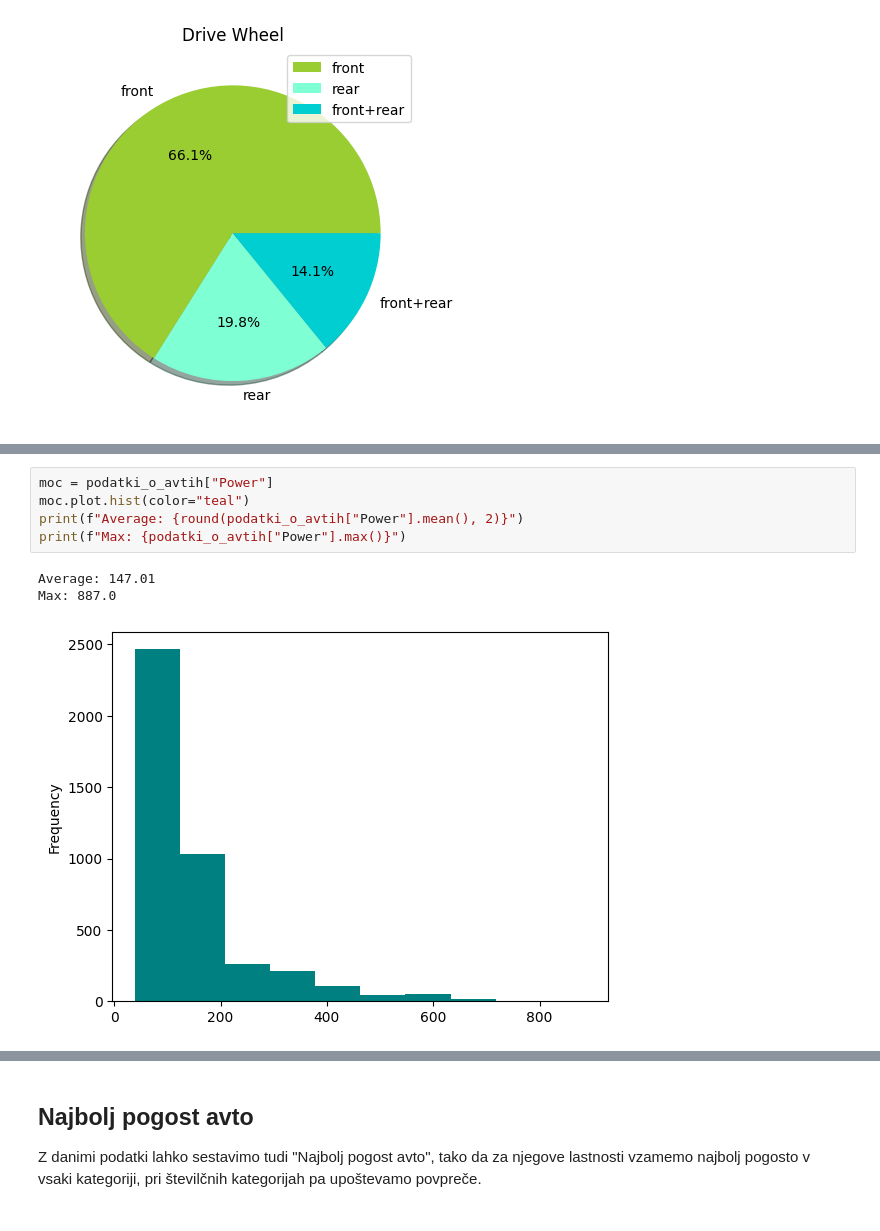
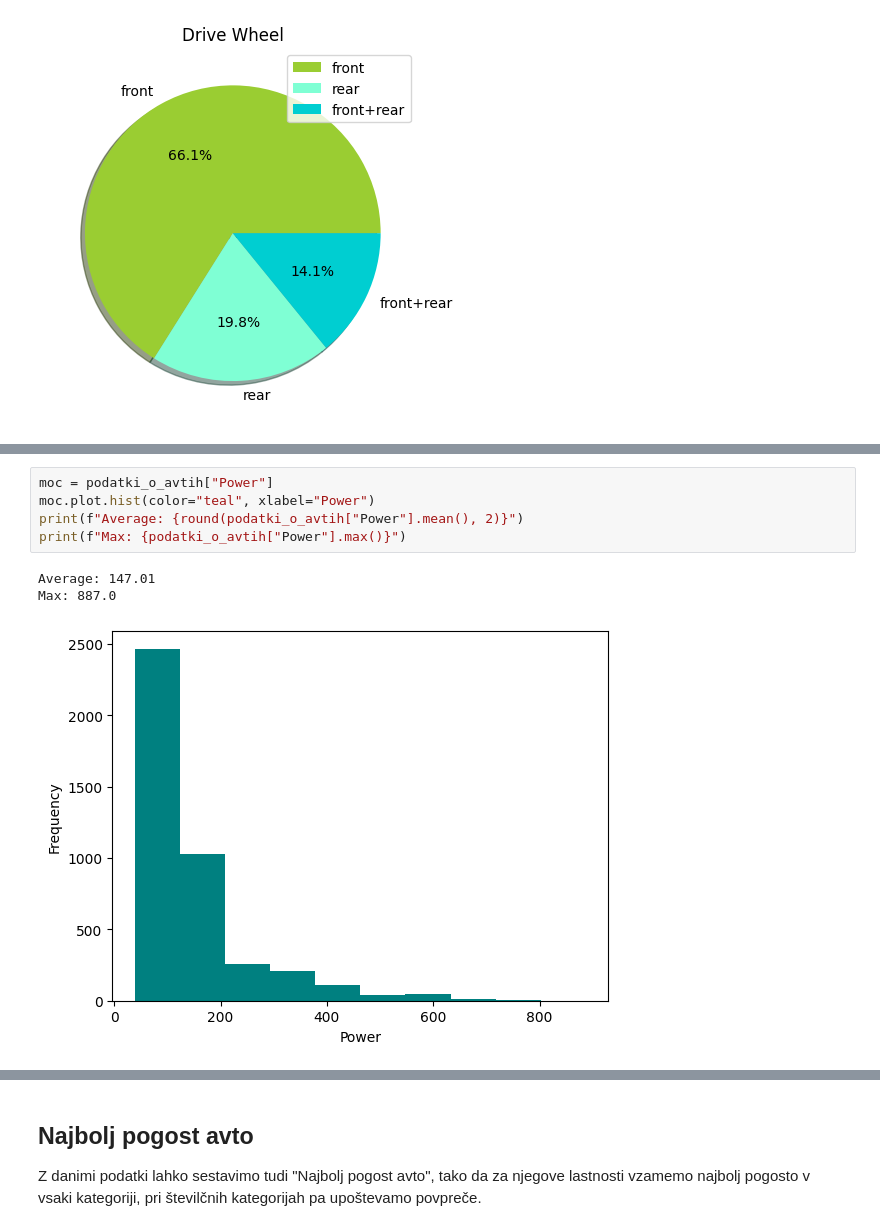
Before and after one commit to urbancluka/UVP-Projektna-naloga, a Jupyter notebook: analiza.ipynb, the cells around one changed output, grey strips where cells are left out. Drawn from its saved outputs; the diff is of its cells as text.

```diff
--- a/analiza.ipynb
+++ b/analiza.ipynb
@@ -203,11 +203,11 @@ Max: 8277.0
 # %%
 moc = podatki_o_avtih["Power"]
-moc.plot.hist(color="teal")
+moc.plot.hist(color="teal", xlabel="Power")
 print(f"Average: {round(podatki_o_avtih["Power"].mean(), 2)}")
 print(f"Max: {podatki_o_avtih["Power"].max()}")
 # %% [output]
 Average: 147.01
 Max: 887.0
-[figure, old version]
+[figure, new version]
 # %%
 navor = podatki_o_avtih["Max Torque"]
```
Also changed, not shown: parts of 9 cells of this notebook.
